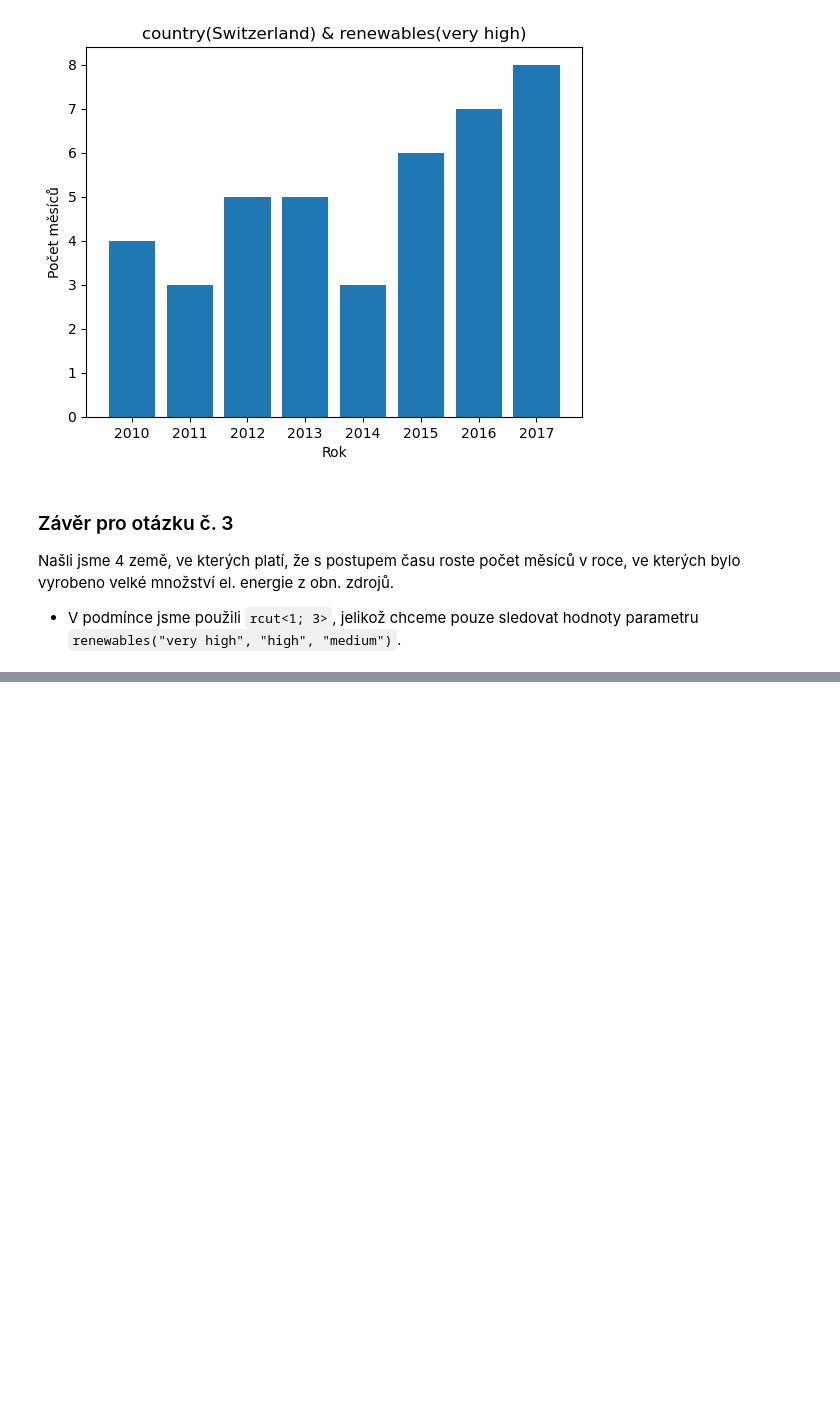
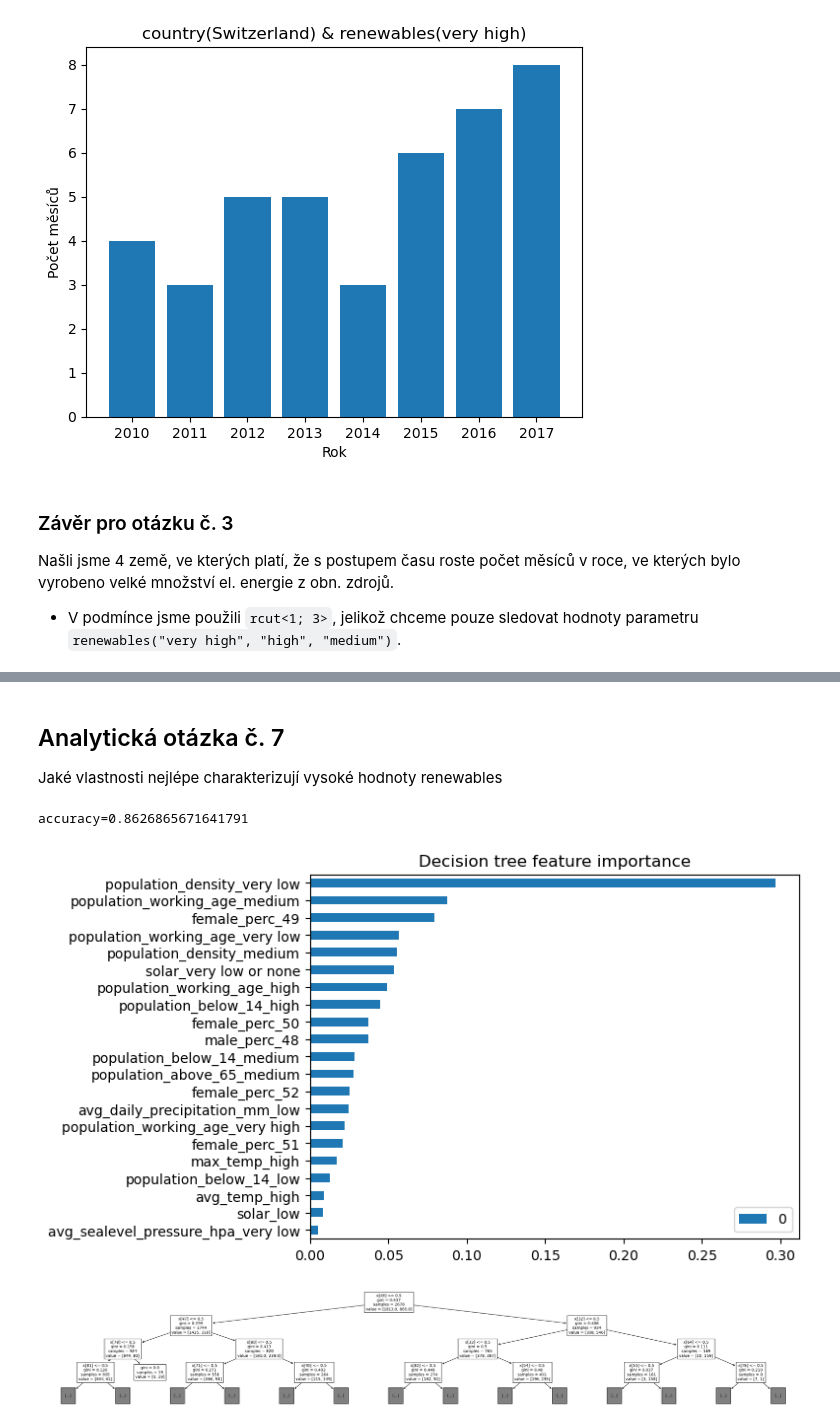
Before and after one commit to MrkMrk00/dzd-coursework, a Jupyter notebook: work.ipynb, the cells around one changed output, grey strips where cells are left out. Saved outputs shown, nothing was run; the diff lists cells and outputs as text; code cells hidden in the pictures; blank space fills up the shorter version.

```diff
--- a/work.ipynb
+++ b/work.ipynb
@@ -904,0 +1062,36 @@ Našli jsme 4 země, ve kterých platí, že s postupem času roste počet měs
+# %% [markdown]
+## Analytická otázka č. 7
+Jaké vlastnosti nejlépe charakterizují vysoké hodnoty renewables
+# %%
+df['renewables_high'] = (df['renewables'] == 'very high') | (df['renewables'] == 'high')
+target_variable = df['renewables_high']
+features_raw = df.drop(columns=['hydro', 'wind', 'coal', 'nuclear', 'renewables', 'renewables_high', 'country'])
+
+encoder = OneHotEncoder(sparse_output=False)
+features = encoder.fit_transform(features_raw)
+
+X_train, X_test, y_train, y_test = train_test_split(features, target_variable, test_size=0.2, random_state=42)
+tree = DecisionTreeClassifier(max_depth=5)
+
+tree.fit(X_train, y_train)
+y_pred = tree.predict(X_test)
+
+accuracy = tree.score(X_test, y_test)
+print(f'{accuracy=}')
+
+importances = pd.DataFrame(tree.feature_importances_)
+importances.index = encoder.get_feature_names_out()
+importances = importances[importances.iloc[:, 0] > 0].sort_values(by=0)
+importances.plot(kind='barh', title='Decision tree feature importance')
+
+fig, ax = plt.subplots()
+fig.set_figwidth(28.4)
+plt.tight_layout()
+plot_tree(tree, ax=ax, fontsize=10, max_depth=3)
+
+plt.show(fig)
+plt.close(fig)
+# %% [output]
+accuracy=0.8626865671641791
+[figure, added]
+[figure, added]
```
Also changed, not shown: parts of 11 cells of this notebook.
